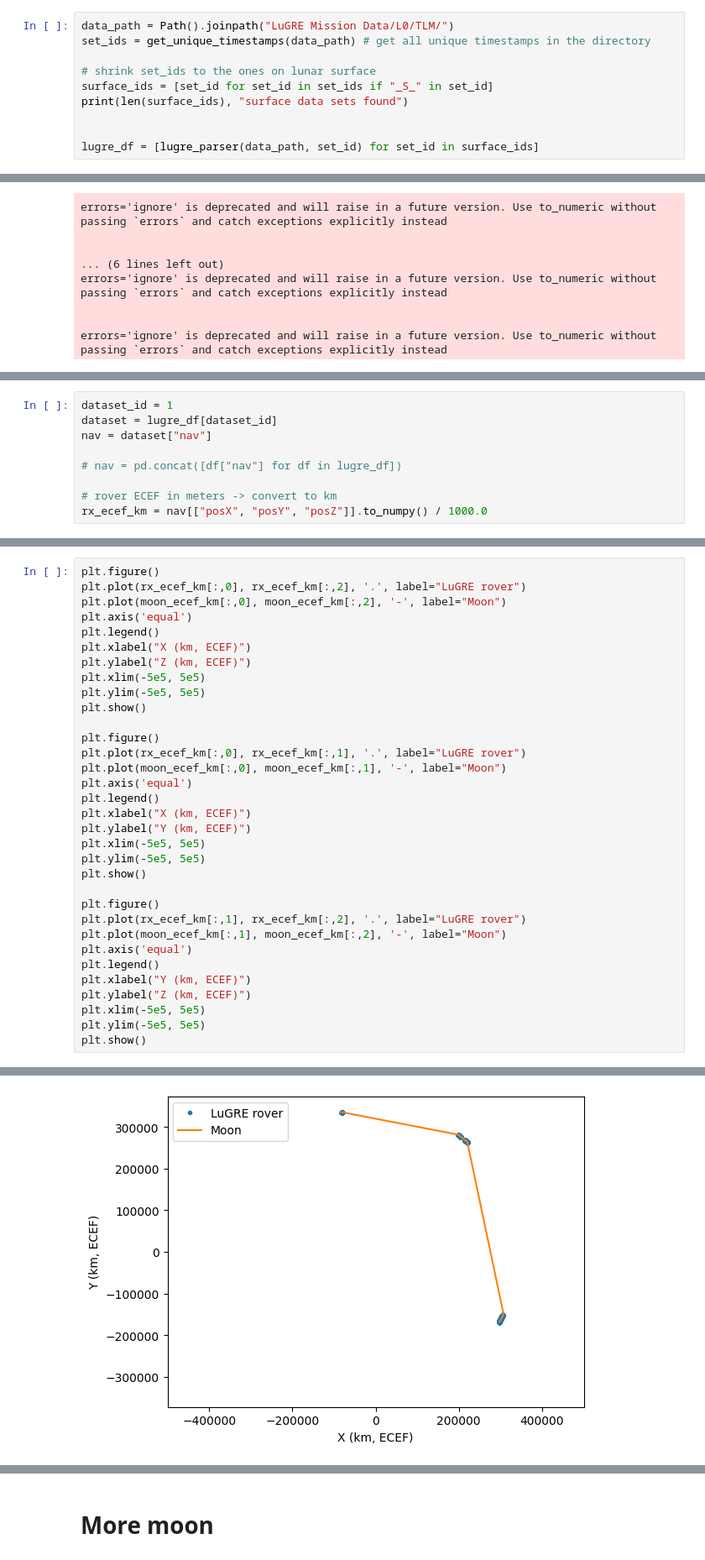
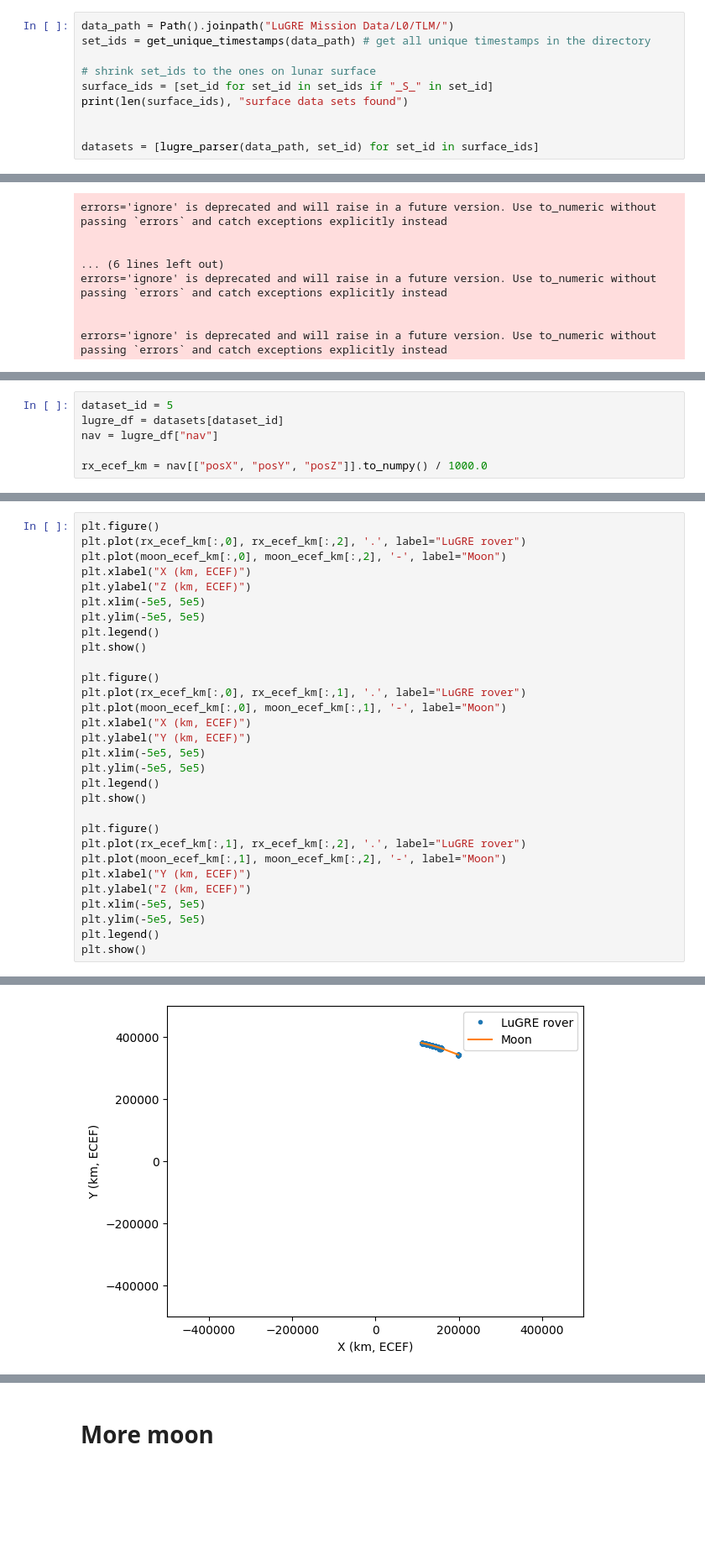
Before and after one commit to colin-skinner/AA-272-GPS-Final, a Jupyter notebook: project.ipynb, the cells around one changed output, grey strips where cells are left out. Shown: that part at 84% size. Cells and saved outputs as stored; diff of their text form; blank space fills up the shorter version.

```diff
--- a/project.ipynb
+++ b/project.ipynb
@@ -36,7 +39,7 @@ surface_ids = [set_id for set_id in set_ids if "_S_" in set_id]
 print(len(surface_ids), "surface data sets found")
 
 
-lugre_df = [lugre_parser(data_path, set_id) for set_id in surface_ids]
+datasets = [lugre_parser(data_path, set_id) for set_id in surface_ids]
 # %% [output]
 7 surface data sets found
 errors='ignore' is deprecated and will raise in a future version. Use to_numeric without passing `errors` and catch exceptions explicitly instead
@@ -69,12 +72,9 @@ print([lugre_df[0][i].columns for i in lugre_df[0].keys()])
        'signalId', 'fdRaw', 'accDoppler', 'fdRateRaw'],
       dtype='object')]
 # %%
-dataset_id = 1
-dataset = lugre_df[dataset_id]
-nav = dataset["nav"]
+dataset_id = 5
+lugre_df = datasets[dataset_id]
+nav = lugre_df["nav"]
 
-# nav = pd.concat([df["nav"] for df in lugre_df])
-
-# rover ECEF in meters -> convert to km
 rx_ecef_km = nav[["posX", "posY", "posZ"]].to_numpy() / 1000.0
 # %% [markdown]
@@ -115,33 +113,30 @@ plt.ylim(1.5e3,3.5e3)
 plt.figure()
 plt.plot(rx_ecef_km[:,0], rx_ecef_km[:,2], '.', label="LuGRE rover")
 plt.plot(moon_ecef_km[:,0], moon_ecef_km[:,2], '-', label="Moon")
-plt.axis('equal')
-plt.legend()
 plt.xlabel("X (km, ECEF)")
 plt.ylabel("Z (km, ECEF)")
 plt.xlim(-5e5, 5e5)
 plt.ylim(-5e5, 5e5)
+plt.legend()
 plt.show()
 
 plt.figure()
 plt.plot(rx_ecef_km[:,0], rx_ecef_km[:,1], '.', label="LuGRE rover")
 plt.plot(moon_ecef_km[:,0], moon_ecef_km[:,1], '-', label="Moon")
-plt.axis('equal')
-plt.legend()
 plt.xlabel("X (km, ECEF)")
 plt.ylabel("Y (km, ECEF)")
 plt.xlim(-5e5, 5e5)
 plt.ylim(-5e5, 5e5)
+plt.legend()
 plt.show()
 
 plt.figure()
 plt.plot(rx_ecef_km[:,1], rx_ecef_km[:,2], '.', label="LuGRE rover")
 plt.plot(moon_ecef_km[:,1], moon_ecef_km[:,2], '-', label="Moon")
-plt.axis('equal')
-plt.legend()
 plt.xlabel("Y (km, ECEF)")
 plt.ylabel("Z (km, ECEF)")
 plt.xlim(-5e5, 5e5)
 plt.ylim(-5e5, 5e5)
+plt.legend()
 plt.show()
 # %% [output]
@@ -151 +144 @@ Ignoring fixed y limits to fulfill fixed data aspect with adjustable data limits
-[figure, old version]
+[figure, new version]
```
Also changed, not shown: parts of 19 cells of this notebook.
